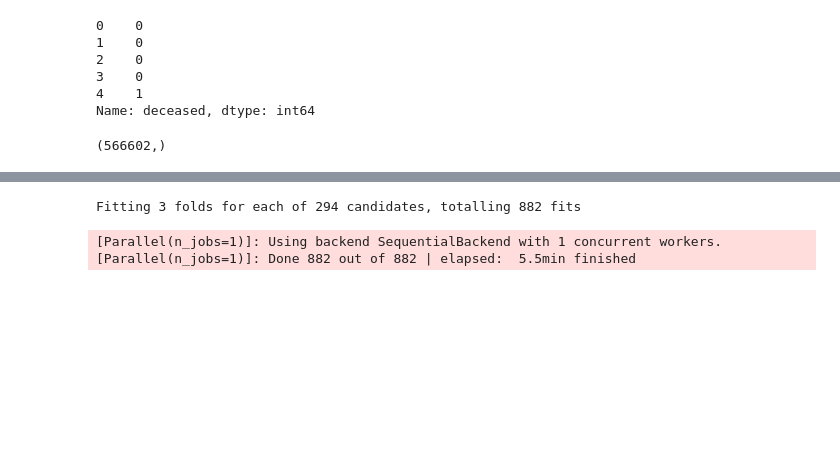
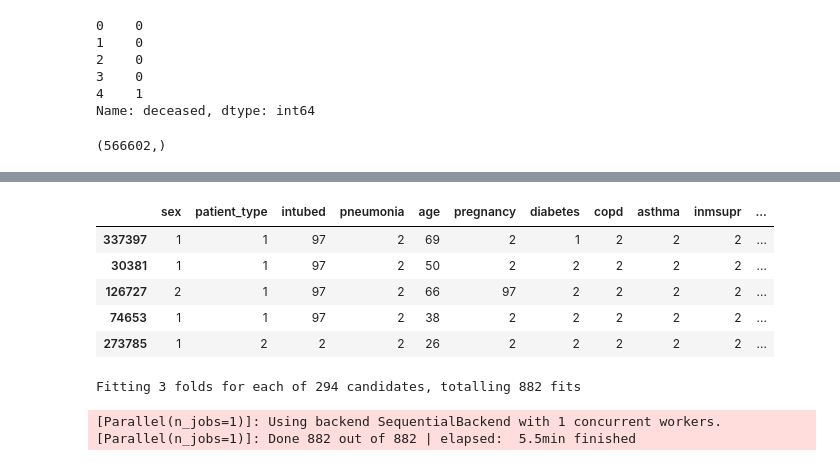
Before and after one commit to Andres8bit/Machine-Learning, a Jupyter notebook: Covid_model.ipynb, the cells around one changed output, grey strips where cells are left out. Cells and saved outputs as stored; diff of their text form; code cells hidden in the pictures; blank space fills up the shorter version.

```diff
--- a/Covid_model.ipynb
+++ b/Covid_model.ipynb
@@ -420,3 +430,12 @@ X_train,X_test,Y_train,Y_test = train_test_split(X, Y, test_size=0.3,
+# %%
+X_test.head()
+# %% [output]
+|  | sex | patient_type | intubed | pneumonia | age | pregnancy | diabetes | copd | asthma | inmsupr | ... |
+| 337397 | 1 | 1 | 97 | 2 | 69 | 2 | 1 | 2 | 2 | 2 | ... |
+| 30381 | 1 | 1 | 97 | 2 | 50 | 2 | 2 | 2 | 2 | 2 | ... |
+| 126727 | 2 | 1 | 97 | 2 | 66 | 97 | 2 | 2 | 2 | 2 | ... |
+| 74653 | 1 | 1 | 97 | 2 | 38 | 2 | 2 | 2 | 2 | 2 | ... |
+| 273785 | 1 | 2 | 2 | 2 | 26 | 2 | 2 | 2 | 2 | 2 | ... |
 # %%
 params = {'max_leaf_nodes':list(range(2,100)),'min_samples_split':[2,3,4]}
 grid_search_cv = GridSearchCV(DecisionTreeClassifier(criterion='entropy',random_state=42), params,
```
Also changed, not shown: parts of 18 cells of this notebook.
